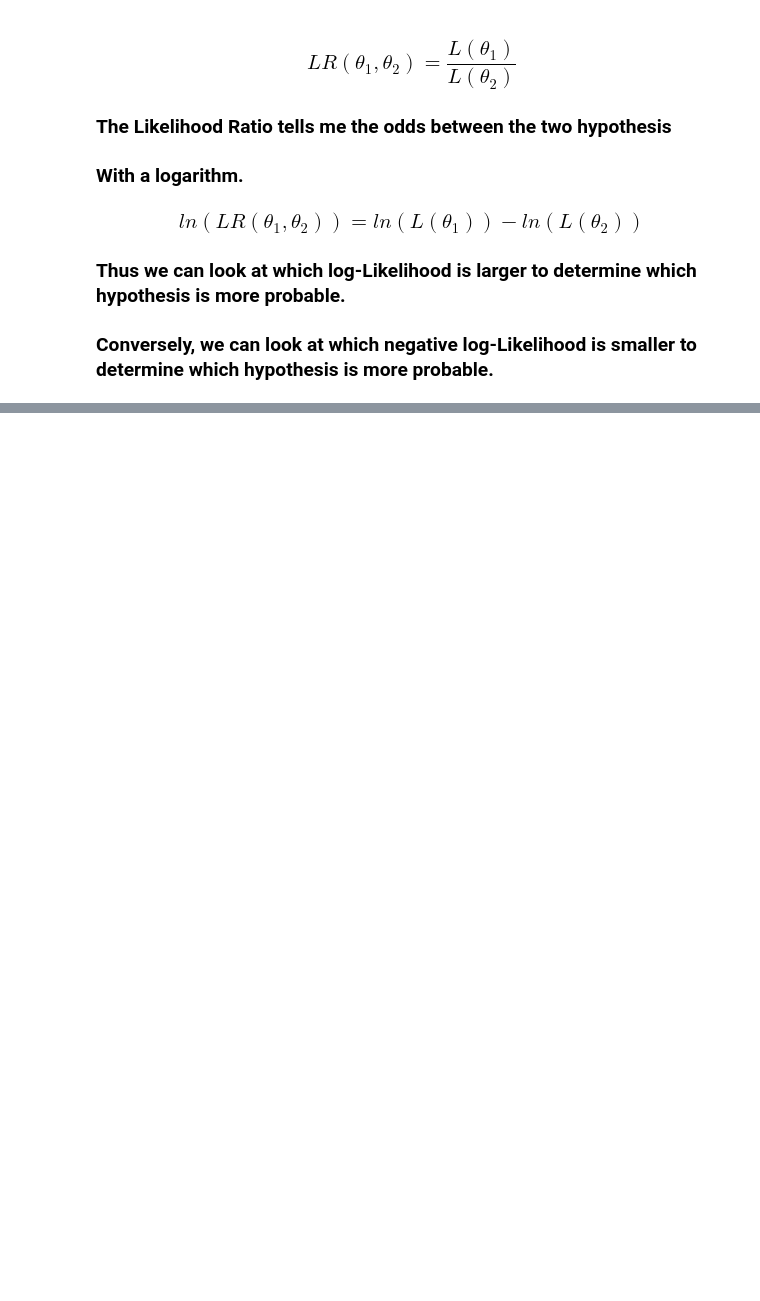
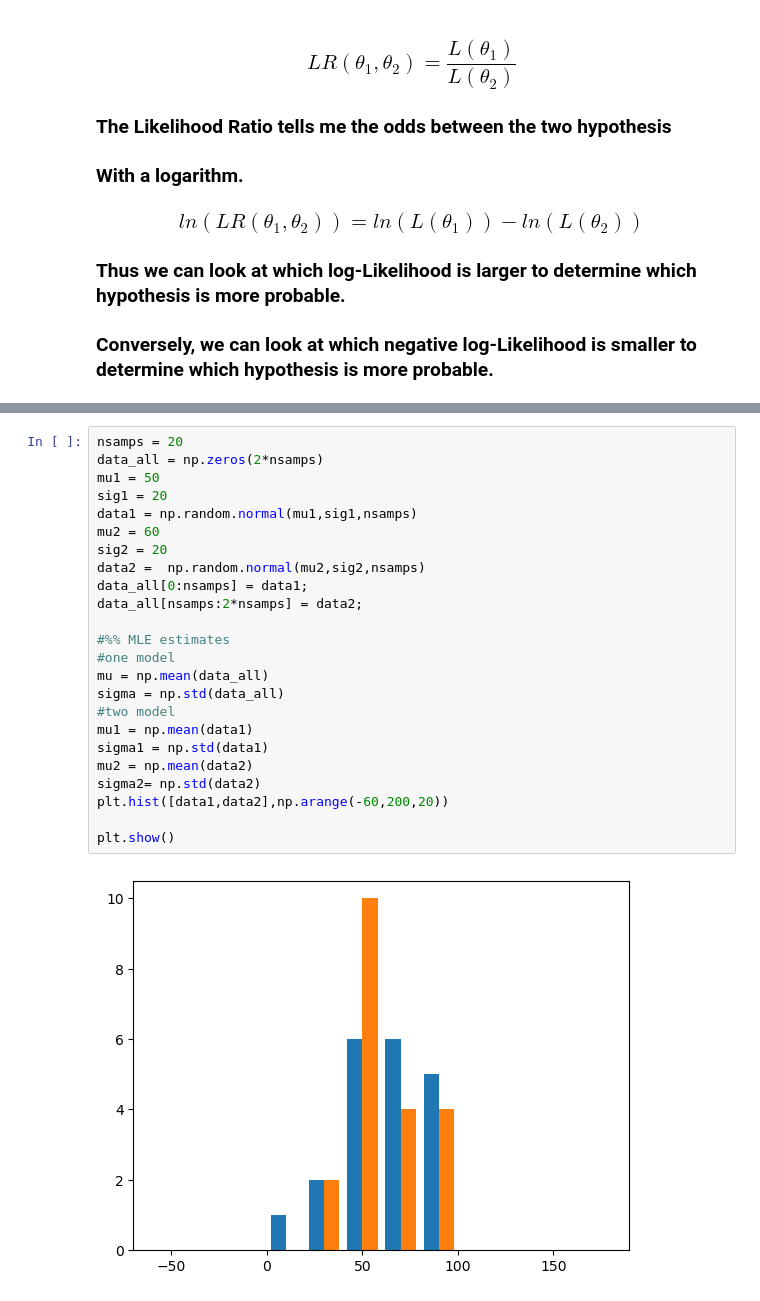
Before and after one commit to rameshsrinivasanuci/COGS106_F23, a Jupyter notebook: Lectures/ProbabilityModelsandMLE.ipynb, the cells around one changed output, grey strips where cells are left out. Drawn from its saved outputs; the diff is of its cells as text; blank space fills up the shorter version.

```diff
--- a/Lectures/ProbabilityModelsandMLE.ipynb
+++ b/Lectures/ProbabilityModelsandMLE.ipynb
@@ -193,0 +202,26 @@ pfit = paramfit['x']
+# %%
+nsamps = 20
+data_all = np.zeros(2*nsamps)
+mu1 = 50
+sig1 = 20
+data1 = np.random.normal(mu1,sig1,nsamps)
+mu2 = 60
+sig2 = 20
+data2 =  np.random.normal(mu2,sig2,nsamps)
+data_all[0:nsamps] = data1;
+data_all[nsamps:2*nsamps] = data2;
+
+#%% MLE estimates
+#one model
+mu = np.mean(data_all)
+sigma = np.std(data_all)
+#two model
+mu1 = np.mean(data1)
+sigma1 = np.std(data1)
+mu2 = np.mean(data2)
+sigma2= np.std(data2)
+plt.hist([data1,data2],np.arange(-60,200,20))
+
+plt.show()
+# %% [output]
+[figure, added]
```
Also changed, not shown: parts of 7 cells of this notebook.
